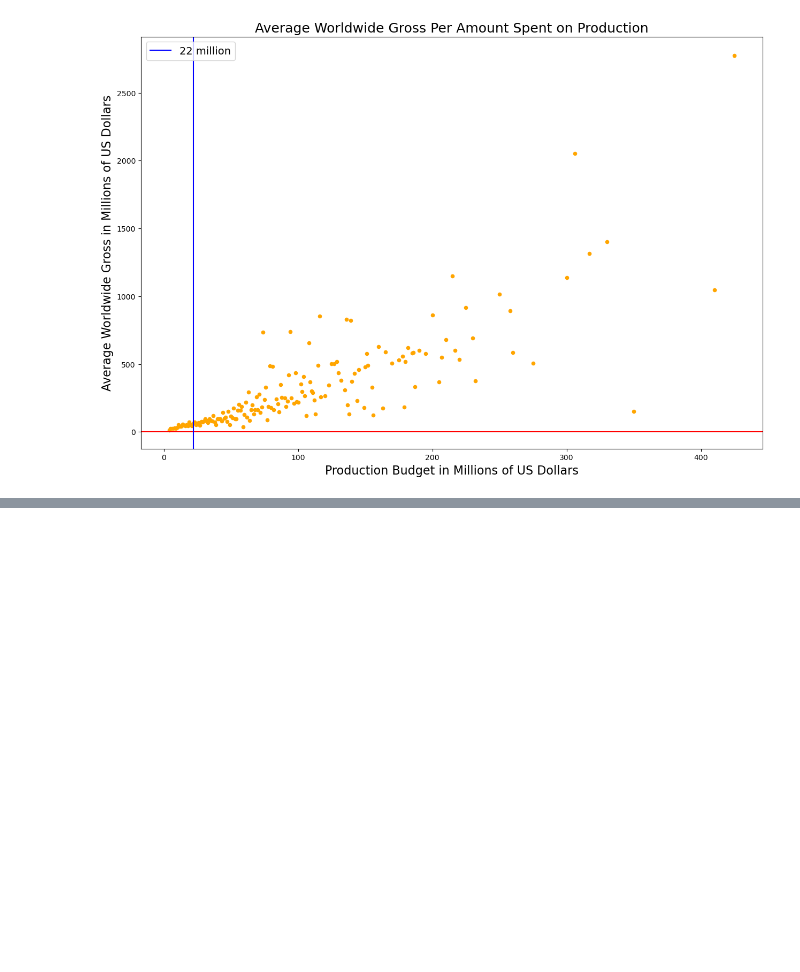
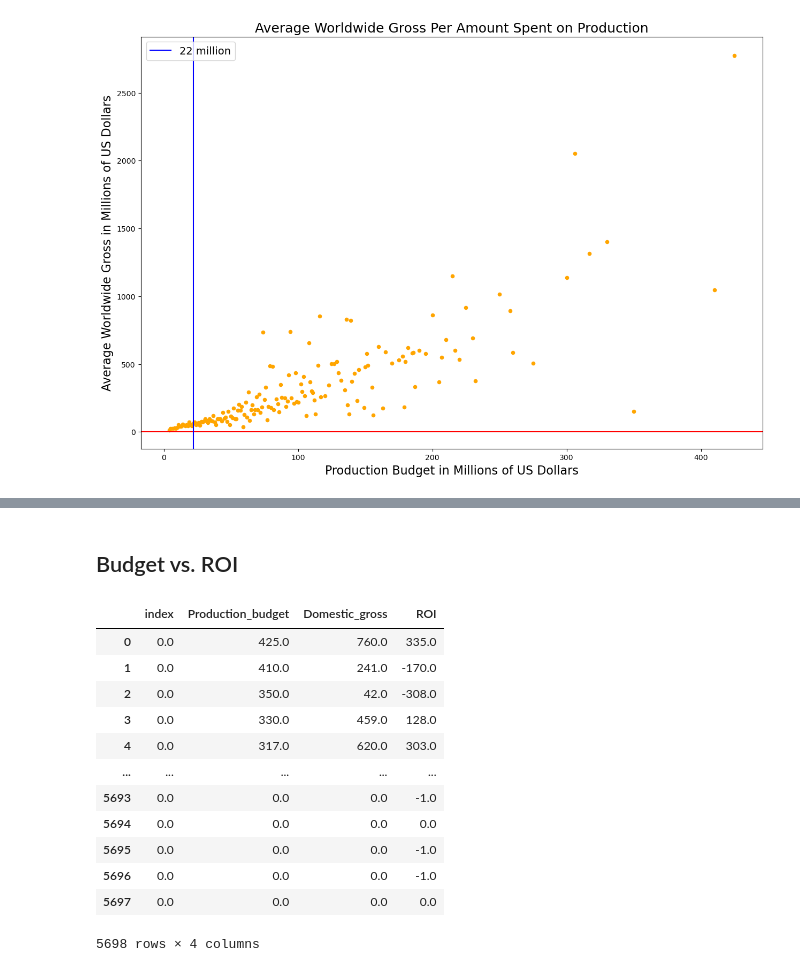
Before and after one commit to KMalinga/dsc-phase-1-project-v2-4, a Jupyter notebook: student.ipynb, the cells around one changed output, grey strips where cells are left out. Saved outputs shown, nothing was run; the diff lists cells and outputs as text; code cells hidden in the pictures; blank space fills up the shorter version.

```diff
--- a/student.ipynb
+++ b/student.ipynb
@@ -432,0 +437,24 @@ plt.show()
+# %% [markdown]
+## Budget vs. ROI
+# %%
+bghighlow_dg = merge_it[['Production_budget', 'Domestic_gross']].copy()
+bghighlow_dg['ROI'] = bghighlow_dg['Domestic_gross'] - bghighlow_dg['Production_budget']
+bghighlow_dg= bghighlow_dg.reset_index()
+bghighlow_dg = bghighlow_dg.astype(float)
+bghighlow_dg = bghighlow_dg//1000000 ###divided by 1 million for simplicity in reading
+
+bghighlow_dg
+# %% [output]
+|  | index | Production_budget | Domestic_gross | ROI |
+| 0 | 0.0 | 425.0 | 760.0 | 335.0 |
+| 1 | 0.0 | 410.0 | 241.0 | -170.0 |
+| 2 | 0.0 | 350.0 | 42.0 | -308.0 |
+| 3 | 0.0 | 330.0 | 459.0 | 128.0 |
+| 4 | 0.0 | 317.0 | 620.0 | 303.0 |
+| ... | ... | ... | ... | ... |
+| 5693 | 0.0 | 0.0 | 0.0 | -1.0 |
+| 5694 | 0.0 | 0.0 | 0.0 | 0.0 |
+| 5695 | 0.0 | 0.0 | 0.0 | -1.0 |
+| 5696 | 0.0 | 0.0 | 0.0 | -1.0 |
+| 5697 | 0.0 | 0.0 | 0.0 | 0.0 |
+5698 rows × 4 columns
```
Also changed, not shown: parts of 1 cell of this notebook.
